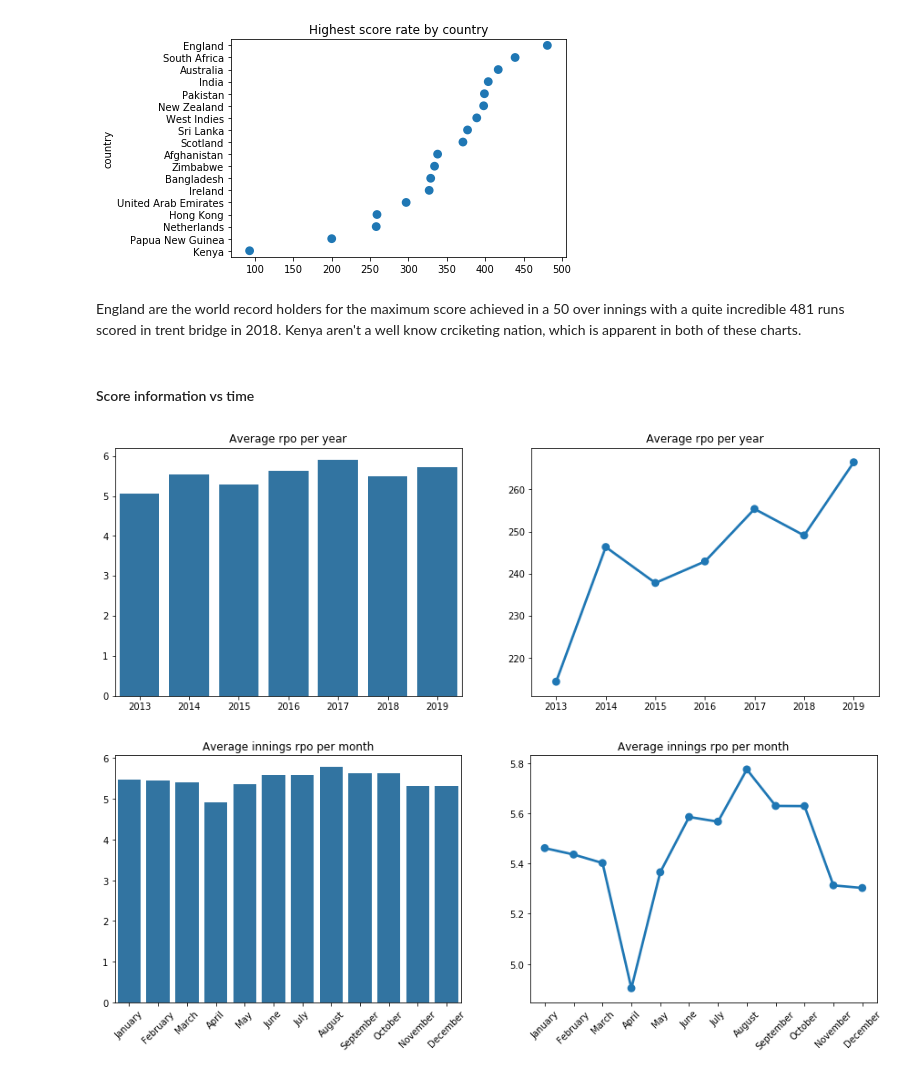
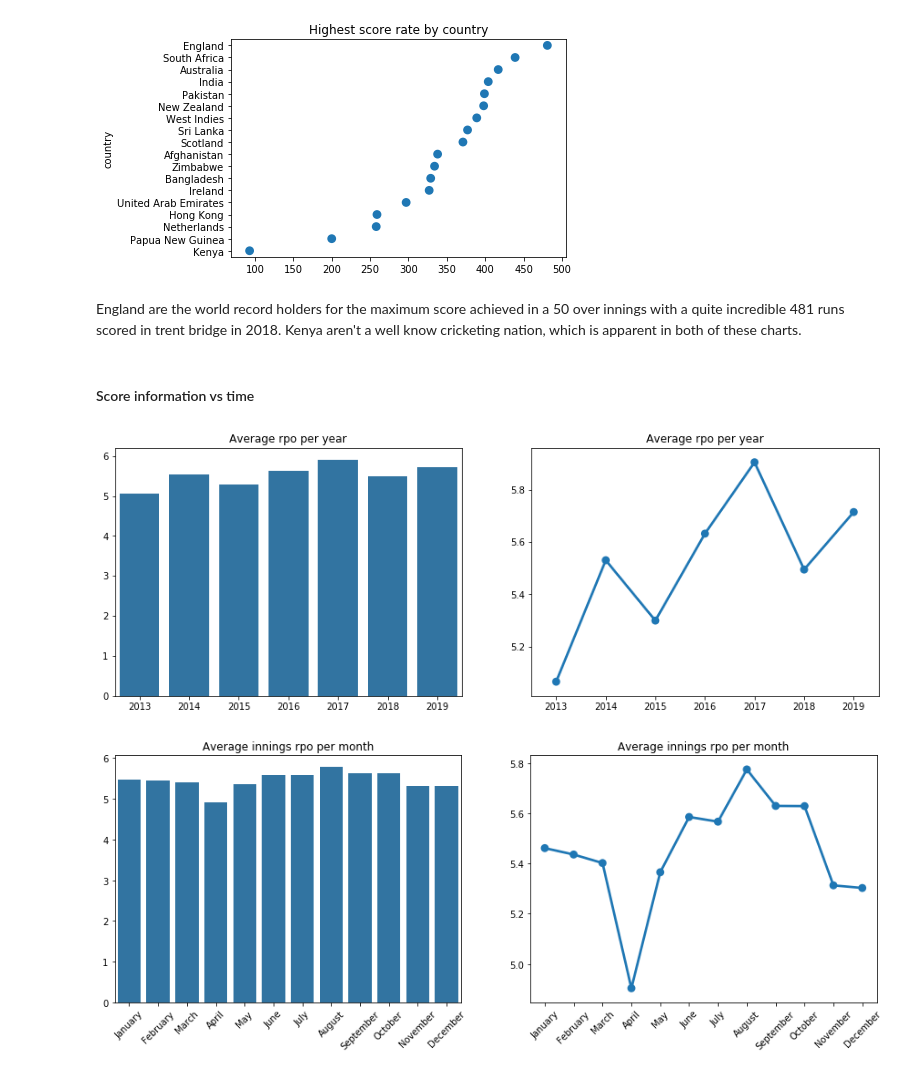
Before and after one commit to matt-fielding8/ODI_Cricket, a Jupyter notebook: notebooks/ODI_Cricket_Explore.ipynb, the cells around one changed output. Drawn from its saved outputs; the diff is of its cells as text; code cells hidden in the pictures.

```diff
--- a/notebooks/ODI_Cricket_Explore.ipynb
+++ b/notebooks/ODI_Cricket_Explore.ipynb
@@ -577,23 +521,23 @@ plt.title("Highest score rate by country");
 # %% [output]
 [figure]
 # %% [markdown]
-England are the world record holders for the maximum score achieved in a 50 over innings with a quite incredible 481 runs scored in trent bridge in 2018. Kenya aren't a well know crciketing nation, which is apparent in both of these charts.
+England are the world record holders for the maximum score achieved in a 50 over innings with a quite incredible 481 runs scored in trent bridge in 2018. Kenya aren't a well know cricketing nation, which is apparent in both of these charts.
 # %% [markdown]
 #### Score information vs time
 # %%
 rpo_years = df_totals.groupby(df_match.start_date.dt.year).mean()['rpo']
-ticks = [int(i) for i in score_years.index]
+ticks = [int(i) for i in rpo_years.index]
 
 plt.subplots(1,2,figsize=[15,5])
 plt.subplot(1,2,1)
 sb.barplot(x=ticks, y=rpo_years.values, color=colour);
 plt.title("Average rpo per year");
 
 plt.subplot(1,2,2)
-sb.pointplot(x=ticks, y=score_years.values, color=colour);
+sb.pointplot(x=ticks, y=rpo_years.values, color=colour);
 plt.title("Average rpo per year");
 # %% [output]
-[figure, old version]
+[figure, new version]
 # %%
 rpo_months = df_totals.groupby(df_match.start_date.dt.month).mean()['rpo']
 months = ['January', 'February', 'March', 'April', 'May', 'June', 'July', 'August', 'September', 'October','November', 'December']
```
Also changed, not shown: parts of 131 cells of this notebook, 1 other file.
